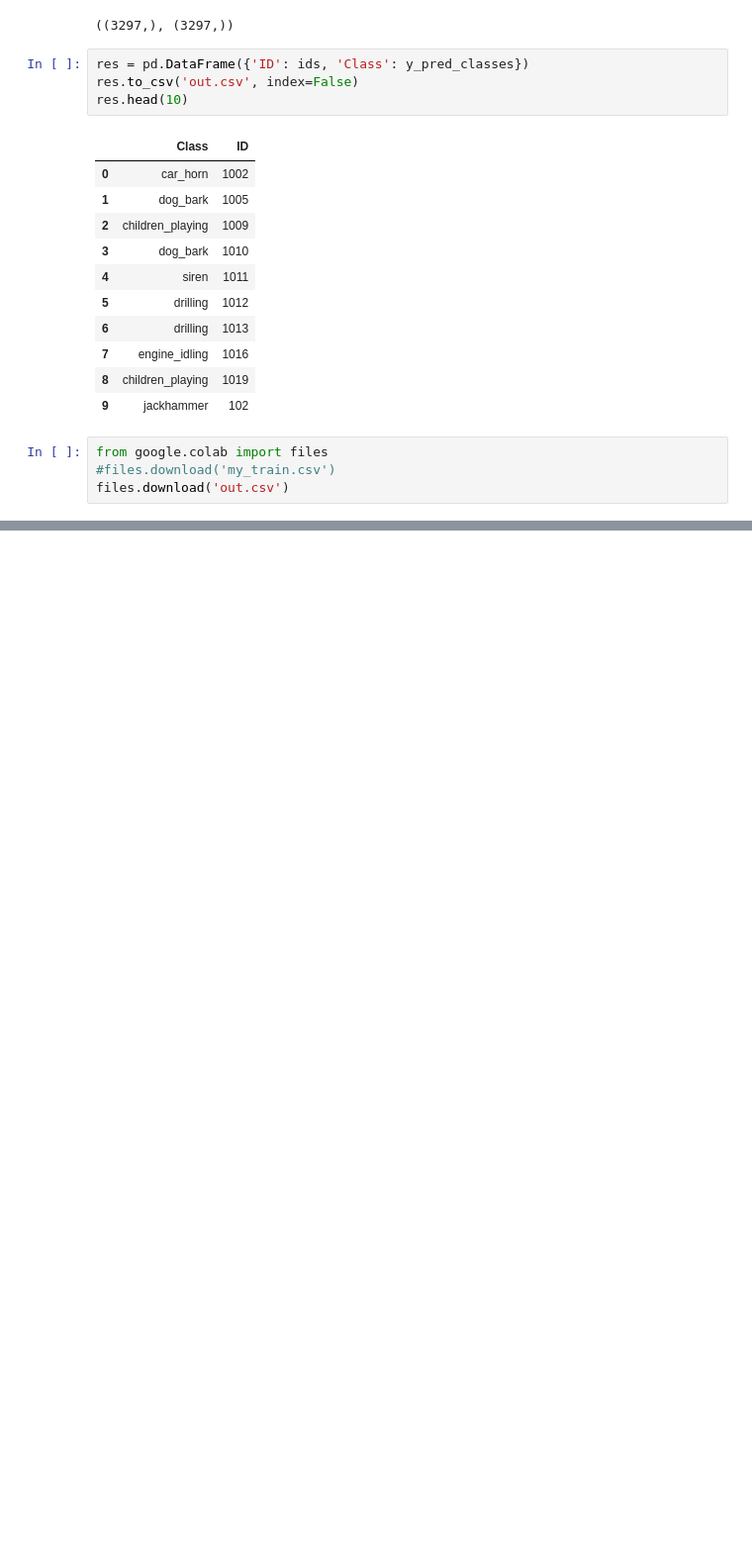
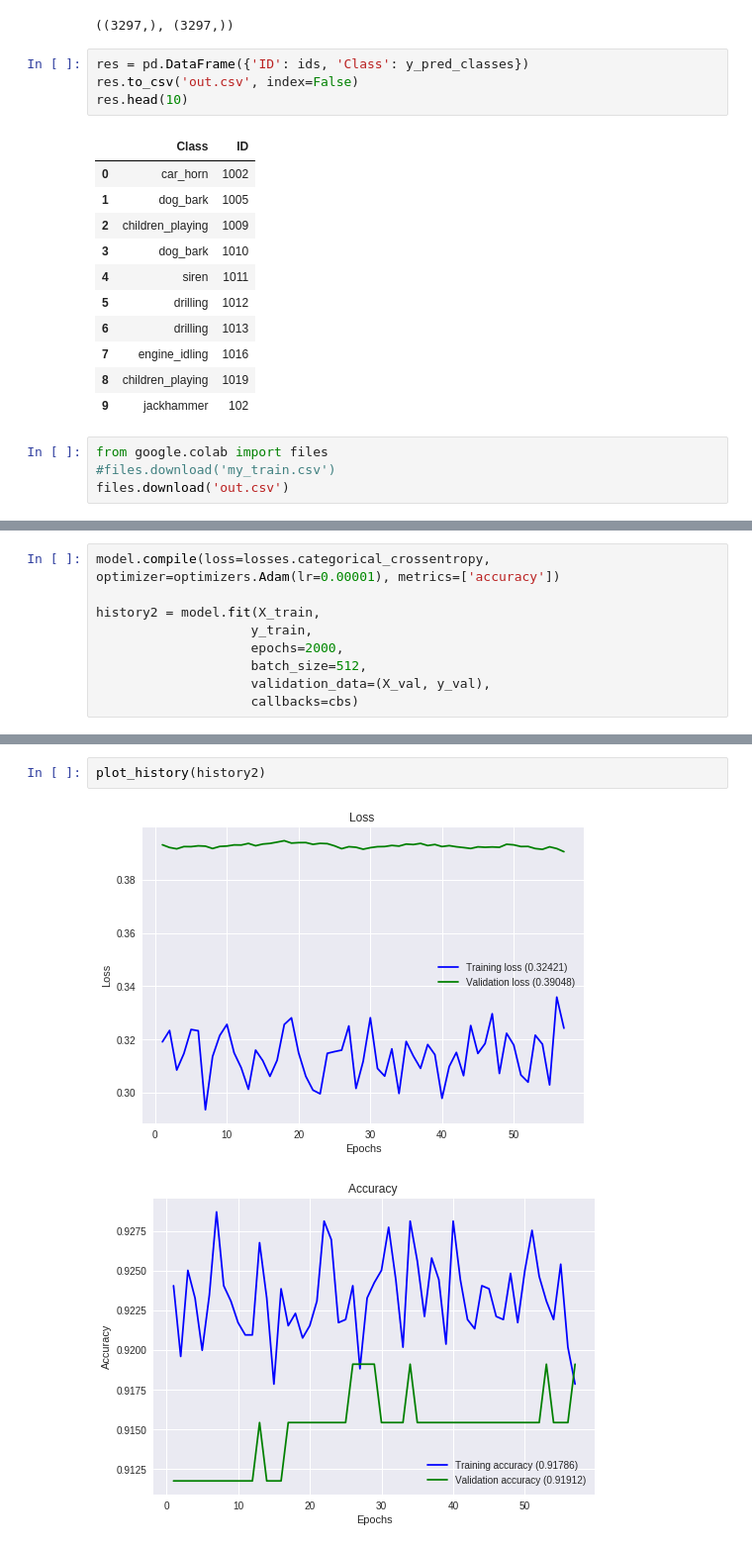
Before and after one commit to olderor/music-classification, a Jupyter notebook: mm_sound_contest.ipynb, the cells around one changed output, grey strips where cells are left out. Shown at 99% size. Saved outputs shown, nothing was run; the diff lists cells and outputs as text; blank space fills up the shorter version.

```diff
--- a/mm_sound_contest.ipynb
+++ b/mm_sound_contest.ipynb
@@ -517,0 +1140,9 @@ files.download('out.csv')
+# %%
+model.compile(loss=losses.categorical_crossentropy, optimizer=optimizers.Adam(lr=0.00001), metrics=['accuracy'])
+
+history2 = model.fit(X_train,
+                    y_train,
+                    epochs=2000,
+                    batch_size=512,
+                    validation_data=(X_val, y_val),
+                    callbacks=cbs)
@@ -517,0 +1172,5 @@ files.download('out.csv')
+# %%
+plot_history(history2)
+# %% [output]
+[figure, added]
+[figure, added]
```
Also changed, not shown: parts of 185 cells of this notebook.
